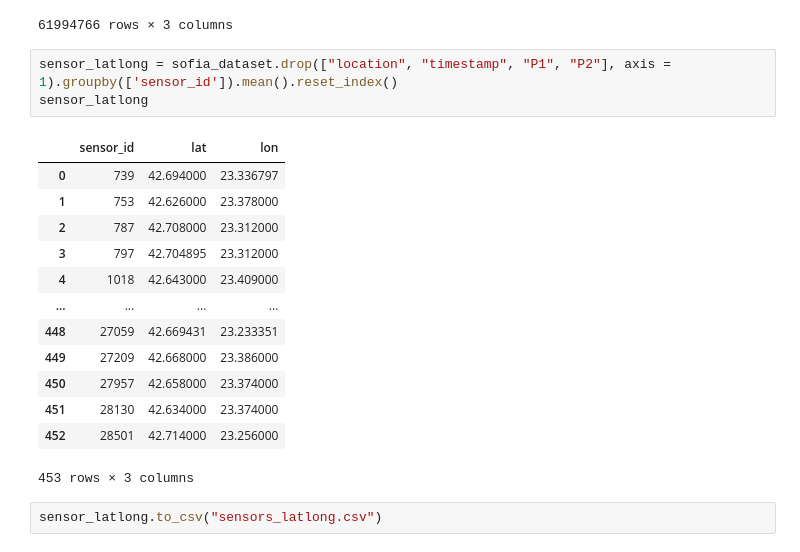
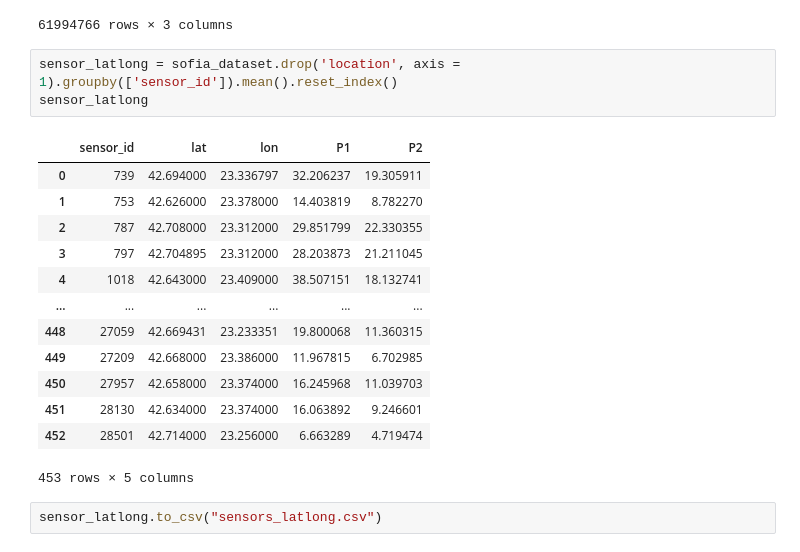
Before and after one commit to Matthew-Hoyle/SofiaAirQuality, a Jupyter notebook: AssignSensorDistricts.ipynb, the cells around one changed output. Cells and saved outputs as stored; diff of their text form.

```diff
--- a/AssignSensorDistricts.ipynb
+++ b/AssignSensorDistricts.ipynb
@@ -57,22 +59,22 @@ sofia_dataset.drop(["location", "timestamp", "P1", "P2"], axis = 1)
 | 5904998 | 12794 | 42.666 | 23.296 |
 61994766 rows × 3 columns
 # %%
-sensor_latlong = sofia_dataset.drop(["location", "timestamp", "P1", "P2"], axis = 1).groupby(['sensor_id']).mean().reset_index()
+sensor_latlong = sofia_dataset.drop('location', axis = 1).groupby(['sensor_id']).mean().reset_index()
 sensor_latlong
 # %% [output]
-|  | sensor_id | lat | lon |
-| 0 | 739 | 42.694000 | 23.336797 |
-| 1 | 753 | 42.626000 | 23.378000 |
-| 2 | 787 | 42.708000 | 23.312000 |
-| 3 | 797 | 42.704895 | 23.312000 |
-| 4 | 1018 | 42.643000 | 23.409000 |
-| ... | ... | ... | ... |
-| 448 | 27059 | 42.669431 | 23.233351 |
-| 449 | 27209 | 42.668000 | 23.386000 |
-| 450 | 27957 | 42.658000 | 23.374000 |
-| 451 | 28130 | 42.634000 | 23.374000 |
-| 452 | 28501 | 42.714000 | 23.256000 |
+|  | sensor_id | lat | lon | P1 | P2 |
+| 0 | 739 | 42.694000 | 23.336797 | 32.206237 | 19.305911 |
+| 1 | 753 | 42.626000 | 23.378000 | 14.403819 | 8.782270 |
+| 2 | 787 | 42.708000 | 23.312000 | 29.851799 | 22.330355 |
+| 3 | 797 | 42.704895 | 23.312000 | 28.203873 | 21.211045 |
+| 4 | 1018 | 42.643000 | 23.409000 | 38.507151 | 18.132741 |
+| ... | ... | ... | ... | ... | ... |
+| 448 | 27059 | 42.669431 | 23.233351 | 19.800068 | 11.360315 |
+| 449 | 27209 | 42.668000 | 23.386000 | 11.967815 | 6.702985 |
+| 450 | 27957 | 42.658000 | 23.374000 | 16.245968 | 11.039703 |
+| 451 | 28130 | 42.634000 | 23.374000 | 16.063892 | 9.246601 |
+| 452 | 28501 | 42.714000 | 23.256000 | 6.663289 | 4.719474 |
-453 rows × 3 columns
+453 rows × 5 columns
 # %%
 sensor_latlong.to_csv("sensors_latlong.csv")
 # %%
```
Also changed, not shown: parts of 56 cells of this notebook, 1 other file.
